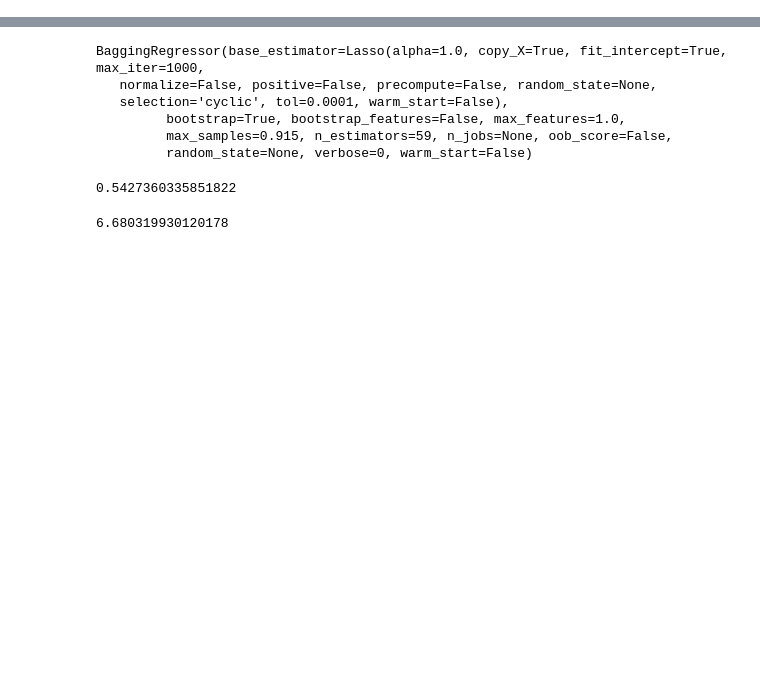
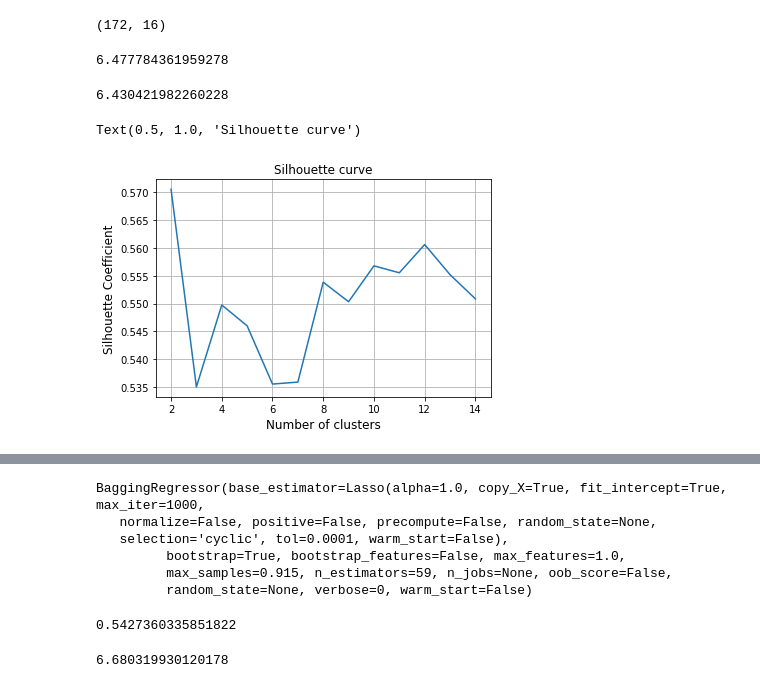
Before and after one commit to tylerursuy/NFL_Project, a Jupyter notebook: RegressionModels/Regression-Eddie.ipynb, the cells around one changed output, grey strips where cells are left out. Drawn from its saved outputs; the diff is of its cells as text; code cells hidden in the pictures; blank space fills up the shorter version.

```diff
--- a/RegressionModels/Regression-Eddie.ipynb
+++ b/RegressionModels/Regression-Eddie.ipynb
@@ -35,0 +70,18 @@ Name: date, Length: 2938, dtype: object
+# %%
+tm_clusterid = pd.DataFrame(tm_clusterid, index=['team','yr','rmse']).transpose()
+# %%
+n_clusters=2
+kmeans = KMeans(n_clusters=n_clusters, random_state = 0).fit(tm_clusterid.rmse.values.reshape(-1,1))
+# %%
+tm_clusterid['clusterid'] = kmeans.labels_
+tm_clusterid['yr'] = np.array(tm_clusterid.yr, dtype='int64')
+# %%
+lassos = []
+for i in range(n_clusters):
+    cluster_i = tm_clusterid[tm_clusterid.clusterid==i]
+    X_i_train = cluster_i.merge(X_train, on=['team','yr'])
+    X_i_train.drop(columns=['team','yr','mon','rmse','clusterid'], inplace=True)
+    y_i_train = cluster_i.merge(y_train, on=['team','yr']).scores
+    lasso_i = Lasso()
+    lasso_i.fit(X_i_train, y_i_train)
+    lassos.append(lasso_i)
@@ -36,3 +126,31 @@ Name: date, Length: 2938, dtype: object
+# %%
+X_yr_early.shape
+# %% [output]
+(172, 16)
+# %%
+rmse(np.array(y_test_total), np.array(y_pred_lassos))
+# %% [output]
+6.477784361959278
+# %%
+rmse(np.array(y_test_total), np.array(y_pred_bag))
+# %% [output]
+6.430421982260228
+# %%
+silhouettes = []
+for k in range(2, 15):
+    kmeans = KMeans(n_clusters=k, random_state = 0)
+    cluster_labels = kmeans.fit_predict(tm_clusterid.rmse.values.reshape(-1,1))
+    silhouettes.append(silhouette_score(tm_clusterid.rmse.values.reshape(-1,1), cluster_labels))
+
+# fig = plt.figure(figsize=(15, 5))
+plt.plot(range(2, 15), silhouettes)
+plt.grid(True)
+plt.xlabel('Number of clusters', fontsize=12)
+plt.ylabel('Silhouette Coefficient', fontsize=12)
+plt.title('Silhouette curve')
+# %% [output]
+Text(0.5, 1.0, 'Silhouette curve')
+[figure, added]
 # %%
 data = pd.read_csv('../reduced_noot.csv', index_col=0)
 data['home'] = np.append(np.ones(int(data.shape[0]/2)), np.zeros(int(data.shape[0]/2)))
```
Also changed, not shown: parts of 11 cells of this notebook.
